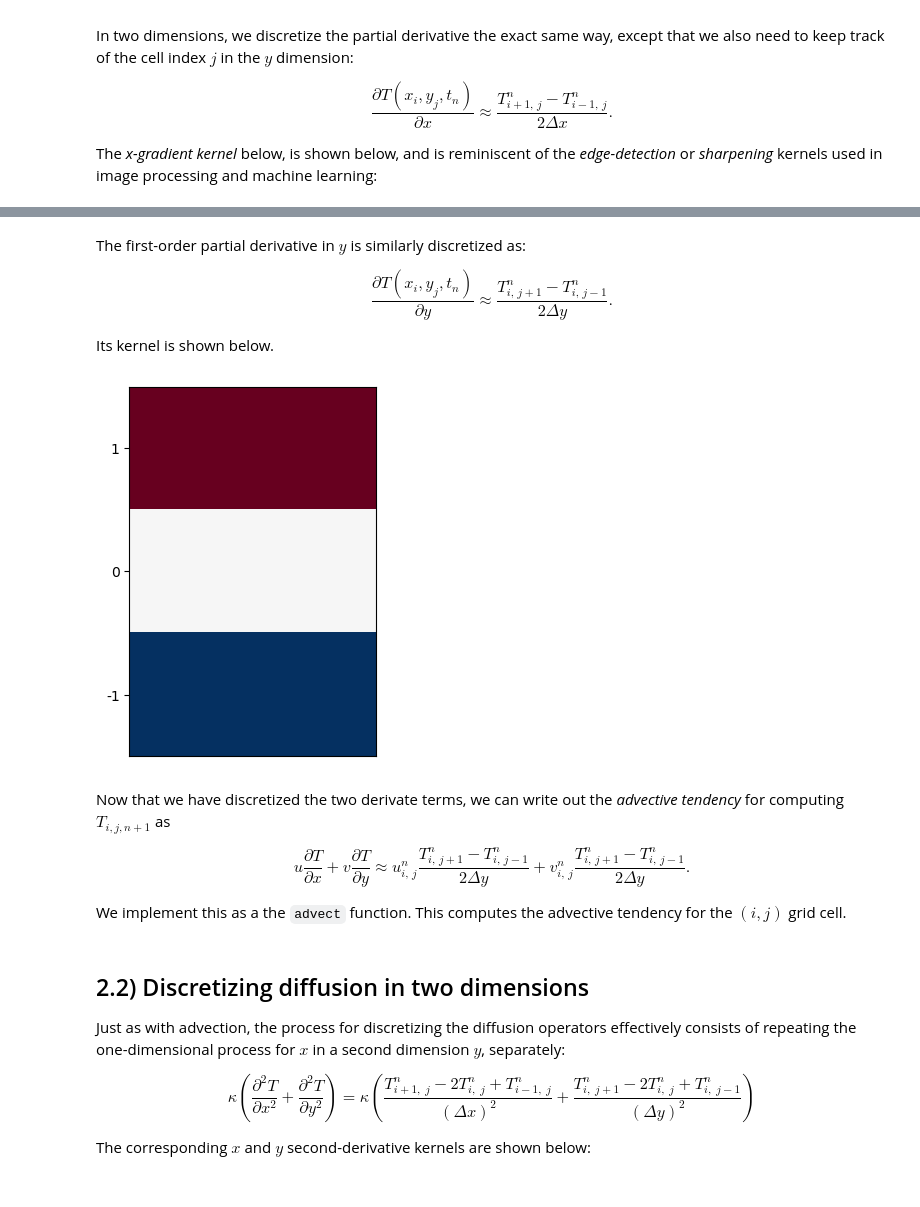
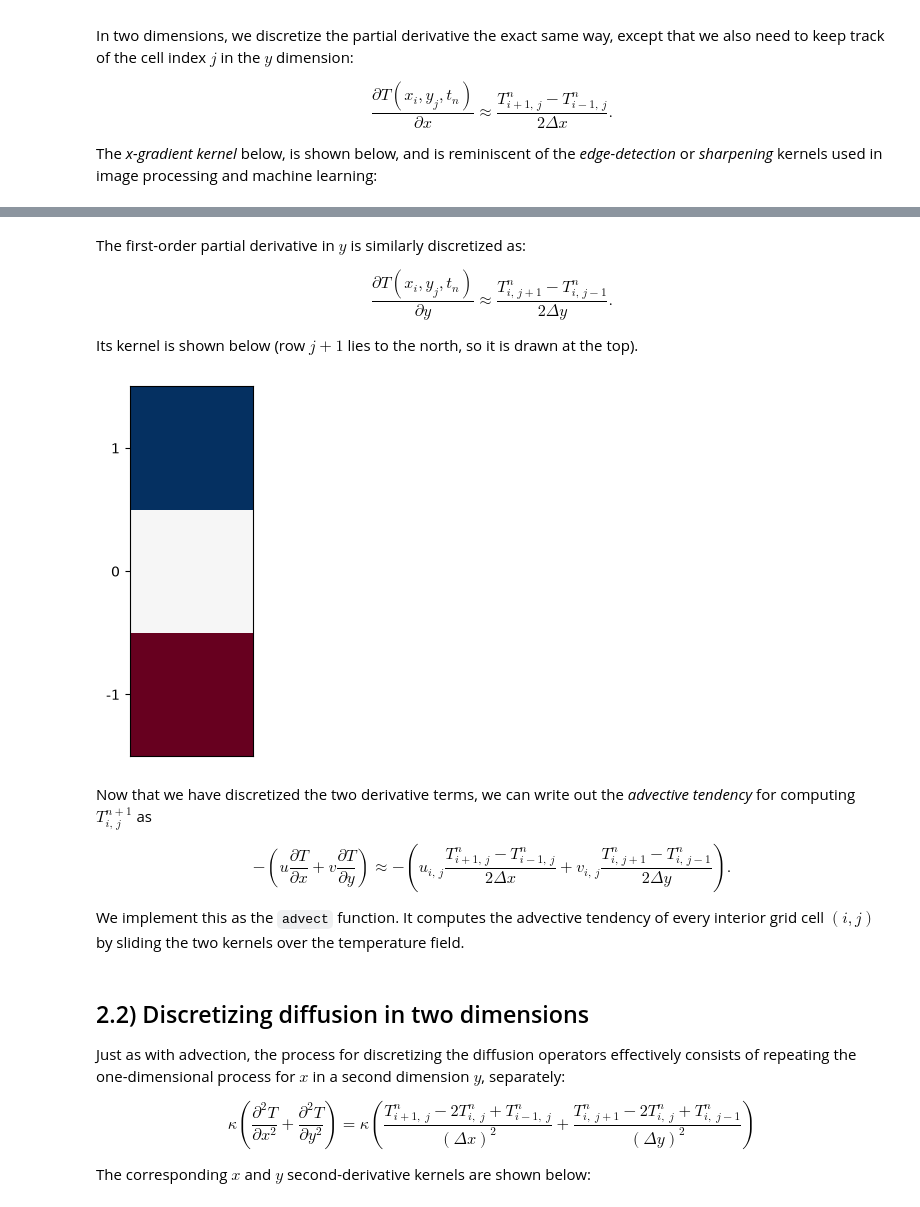
Before and after one commit to drvivekhydro/hydroclimatology, a Jupyter notebook: lecture-11-heat-transports.ipynb, the cells around one changed output, grey strips where cells are left out. Drawn from its saved outputs; the diff is of its cells as text; code cells hidden in the pictures.

```diff
--- a/lecture-11-heat-transports.ipynb
+++ b/lecture-11-heat-transports.ipynb
@@ -110,19 +122,19 @@ The first-order partial derivative in $y$ is similarly discretized as:
 
 $$\frac{\partial T(x_{i}, y_{j}, t_{n})}{\partial y} \approx \frac{T_{i,\, j+1}^{n} - T_{i,\,j-1}^{n}}{2 \Delta y}.$$
 
-Its kernel is shown below.
+Its kernel is shown below (row $j+1$ lies to the north, so it is drawn at the top).
 # %%
-plt.imshow([[-1,-1],[0,0],[1,1]], cmap=plt.cm.RdBu);
-plt.xticks([]);
-plt.yticks([0,1,2], labels=[1,0,-1]);
+plt.imshow([[1], [0], [-1]], cmap=plt.cm.RdBu)
+plt.xticks([])
+plt.yticks([0, 1, 2], labels=[1, 0, -1]);
 # %% [output]
-[figure, old version]
+[figure, new version]
 # %% [markdown]
-Now that we have discretized the two derivate terms, we can write out the *advective tendency* for computing $T_{i, j, n+1}$ as
+Now that we have discretized the two derivative terms, we can write out the *advective tendency* for computing $T_{i,\, j}^{n+1}$ as
 
-$$u\frac{\partial T}{\partial x} + v\frac{\partial T}{\partial y} \approx u_{i,\, j}^{n} \frac{T_{i,\, j+1}^{n} - T_{i,\,j-1}^{n}}{2 \Delta y} + v_{i,\, j}^{n} \frac{T_{i,\, j+1}^{n} - T_{i,\,j-1}^{n}}{2 \Delta y}.$$
+$$-\left(u\frac{\partial T}{\partial x} + v\frac{\partial T}{\partial y}\right) \approx -\left( u_{i,\, j} \frac{T_{i+1,\, j}^{n} - T_{i-1,\,j}^{n}}{2 \Delta x} + v_{i,\, j} \frac{T_{i,\, j+1}^{n} - T_{i,\,j-1}^{n}}{2 \Delta y} \right).$$
 
-We implement this as a the `advect` function. This computes the advective tendency for the $(i,j)$ grid cell.
+We implement this as the `advect` function. It computes the advective tendency of every interior grid cell $(i,j)$ by sliding the two kernels over the temperature field.
 # %%
 xkernel = np.zeros((1,3))
 xkernel[0, :] = np.array([-1,0,1])
```
Also changed, not shown: parts of 43 cells of this notebook, 7 other files.
